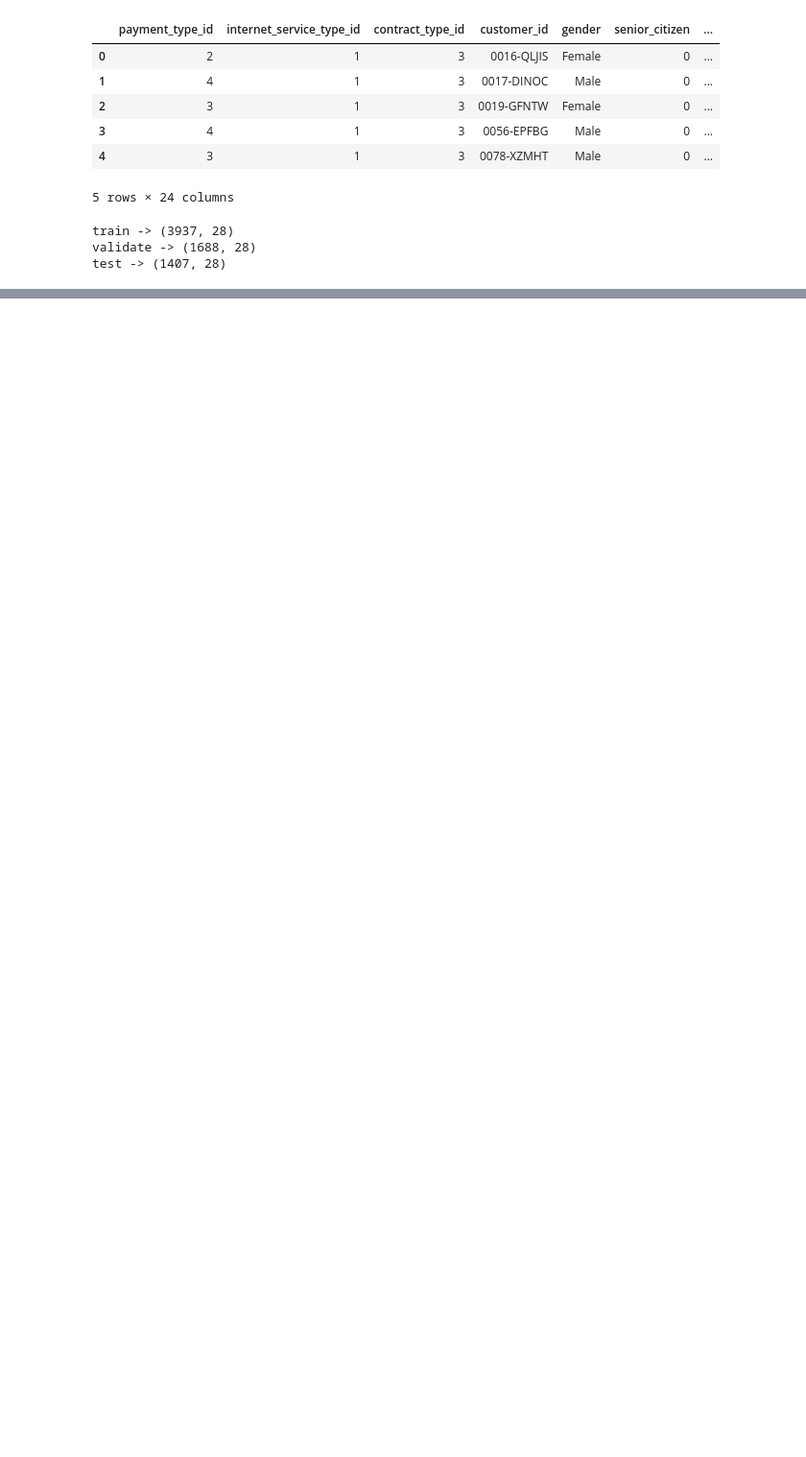
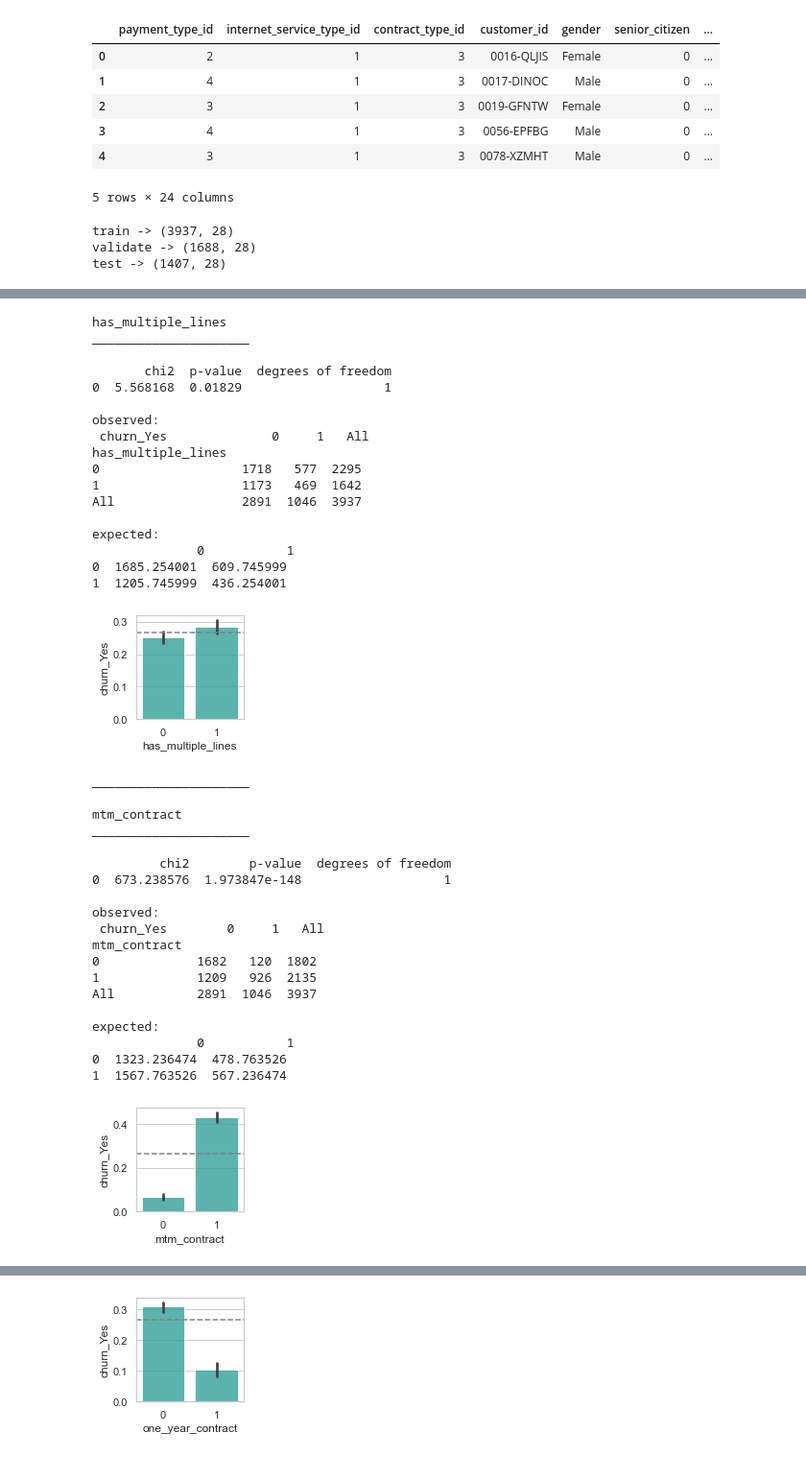
Before and after one commit to Brooke-Holyoak/telco_classification_project, a Jupyter notebook: Telco_scratch2.ipynb, the cells around one changed output, grey strips where cells are left out. Shown: that part at 96% size. Drawn from its saved outputs; the diff is of its cells as text; code cells hidden in the pictures; blank space fills up the shorter version.

```diff
--- a/Telco_scratch2.ipynb
+++ b/Telco_scratch2.ipynb
@@ -48,0 +171,60 @@ test -> (1407, 28)
+# %%
+#I'll remove the variable churn_Yes from the cat_vars since it will be the target variable here.
+
+#cat_vars = ['is_senior',  'is_male',
+#       'has_partner', 'has_dependents', 'paperless_bill',
+#       'no_phone_service', 'has_multiple_lines', 'has_online_security',
+#       'has_online_backup', 'has_device_protection', 'has_tech_support',
+#       'streams_tv', 'no_internet_service', 'streams_movies', 'mtm_contract',
+#       'one_year_contract', 'two_year_contract', 'DSL', 'fiber_optic',
+#       'no_internet', 'auto_bank_transfer', 'auto_credit_card', 'auto_e_check',
+#       'mailed_check_payment']     #Instead of using all variables, only use the variables pertaining to my hypotheses
+
+#Setting alpha at .05, or confidence level at 95%.  I will use the bivariate function to explore my hypotheses stated above.
+
+cat_vars = ['has_multiple_lines', 'mtm_contract',
+       'one_year_contract', 'two_year_contract', 'DSL', 'fiber_optic',
+       'no_internet', 'auto_bank_transfer', 'auto_credit_card', 'auto_e_check',
+       'mailed_check_payment']
+
+
+explore.explore_bivariate(train, 'churn_Yes', cat_vars, quant_vars)
+# %% [output]
+has_multiple_lines
+_____________________
+
+       chi2  p-value  degrees of freedom
+0  5.568168  0.01829                   1
+
+observed:
+ churn_Yes              0     1   All
+has_multiple_lines
+0                   1718   577  2295
+1                   1173   469  1642
+All                 2891  1046  3937
+
+expected:
+              0           1
+0  1685.254001  609.745999
+1  1205.745999  436.254001
+[figure, added]
+_____________________
+
+mtm_contract
+_____________________
+
+         chi2        p-value  degrees of freedom
+0  673.238576  1.973847e-148                   1
+
+observed:
+ churn_Yes        0     1   All
+mtm_contract
+0             1682   120  1802
+1             1209   926  2135
+All           2891  1046  3937
+
+expected:
+              0           1
+0  1323.236474  478.763526
+1  1567.763526  567.236474
+[figure, added]
@@ -48,0 +250 @@ test -> (1407, 28)
+[figure, added]
```
Also changed, not shown: parts of 46 cells of this notebook, 3 other files.
